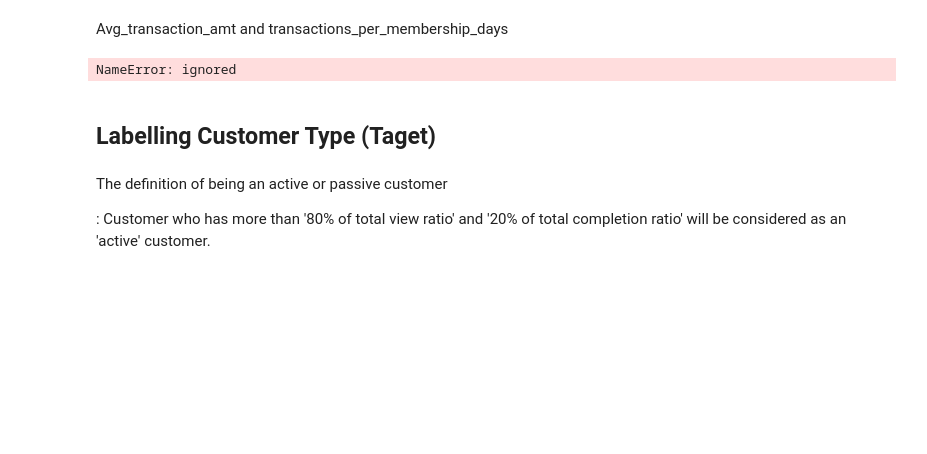
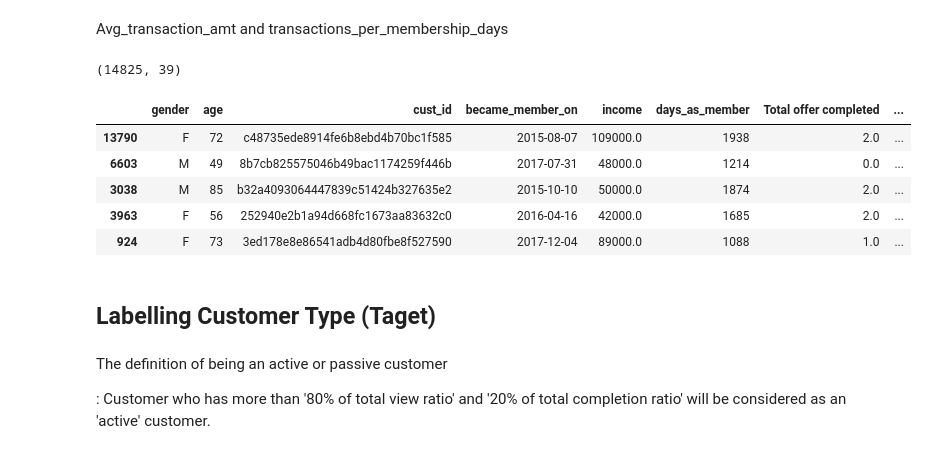
Before and after one commit to p33ves/Starbucks-Passive-Customer-Detection, a Jupyter notebook: Datasets_Preprocessing_(Detecting_Potential_Passive_Customers_on_the_Starbucks_Reward).ipynb, the cells around one changed output. Drawn from its saved outputs; the diff is of its cells as text; code cells hidden in the pictures; blank space fills up the shorter version.

```diff
--- a/Datasets_Preprocessing_(Detecting_Potential_Passive_Customers_on_the_Starbucks_Reward).ipynb
+++ b/Datasets_Preprocessing_(Detecting_Potential_Passive_Customers_on_the_Starbucks_Reward).ipynb
@@ -803,16 +797,17 @@ Avg_transaction_amt and transactions_per_membership_days
 # %%
 profile_features['avg_transaction_amt'] = round(profile_features['Total transaction amount']/profile_features['Total transaction'], 2)
 profile_features['transactions_per_membership_days'] = profile_features['Total transaction']/profile_features['days_as_member']
-
-
-profile_features['weeks_as_member'] = (pd.to_datetime('20180801', format='%Y%m%d') - pd.to_datetime(profile_features['became_member_on'], format='%Y%m%d'))/np.timedelta64(1, 'W')
-profile_features['avg transaction count by membership time'] = profile_features['Total transaction']/profile_features['weeks_as_member']
-
 profile_features.fillna(0, inplace=True)
 print(profile_features.shape)
 profile_features.sample(5)
 # %% [output]
-NameError: ignored
+(14825, 39)
+|  | gender | age | cust_id | became_member_on | income | days_as_member | Total offer completed | ... |
+| 13790 | F | 72 | c48735ede8914fe6b8ebd4b70bc1f585 | 2015-08-07 | 109000.0 | 1938 | 2.0 | ... |
+| 6603 | M | 49 | 8b7cb825575046b49bac1174259f446b | 2017-07-31 | 48000.0 | 1214 | 0.0 | ... |
+| 3038 | M | 85 | b32a4093064447839c51424b327635e2 | 2015-10-10 | 50000.0 | 1874 | 2.0 | ... |
+| 3963 | F | 56 | 252940e2b1a94d668fc1673aa83632c0 | 2016-04-16 | 42000.0 | 1685 | 2.0 | ... |
+| 924 | F | 73 | 3ed178e8e86541adb4d80fbe8f527590 | 2017-12-04 | 89000.0 | 1088 | 1.0 | ... |
 # %% [markdown]
 ## Labelling Customer Type (Taget)
 # %% [markdown]
```
Also changed, not shown: parts of 19 cells of this notebook.
